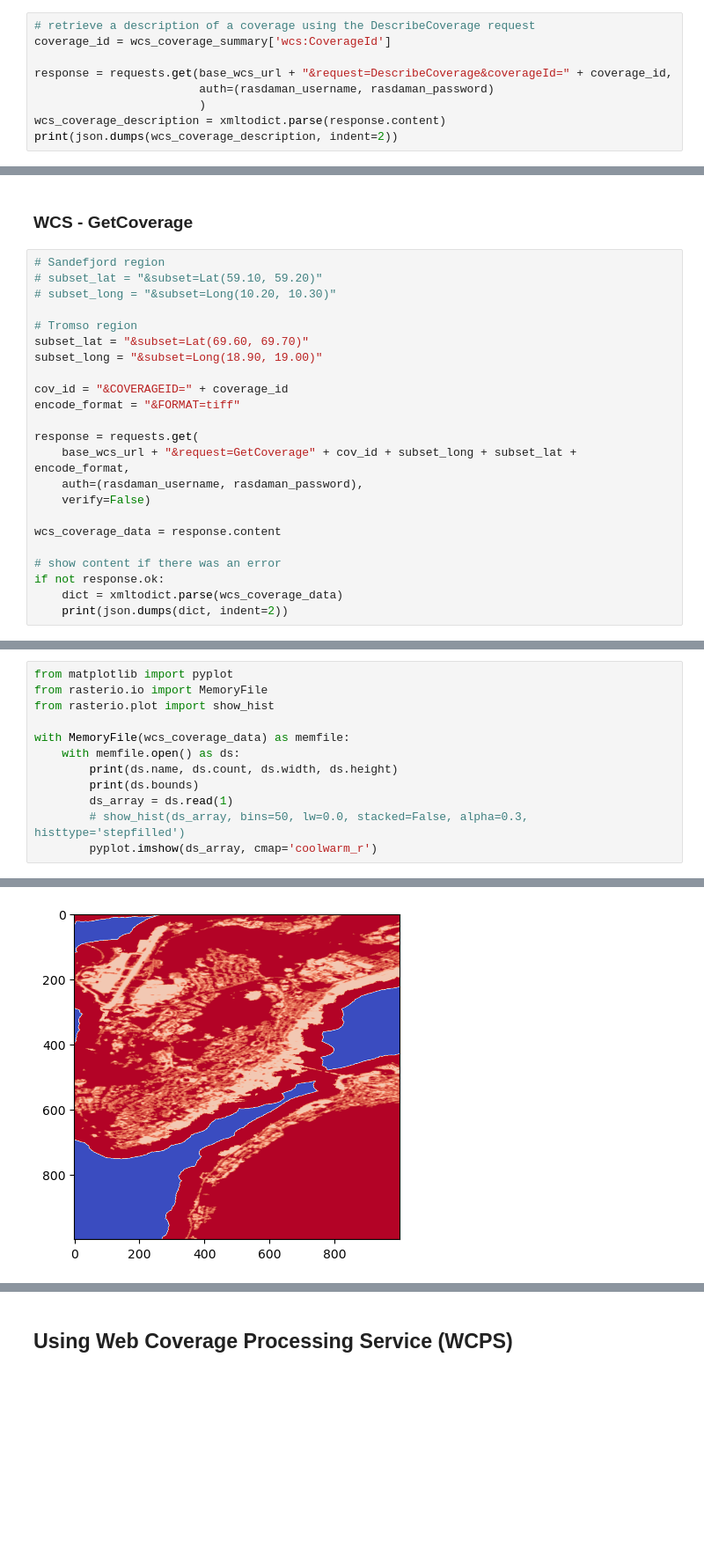
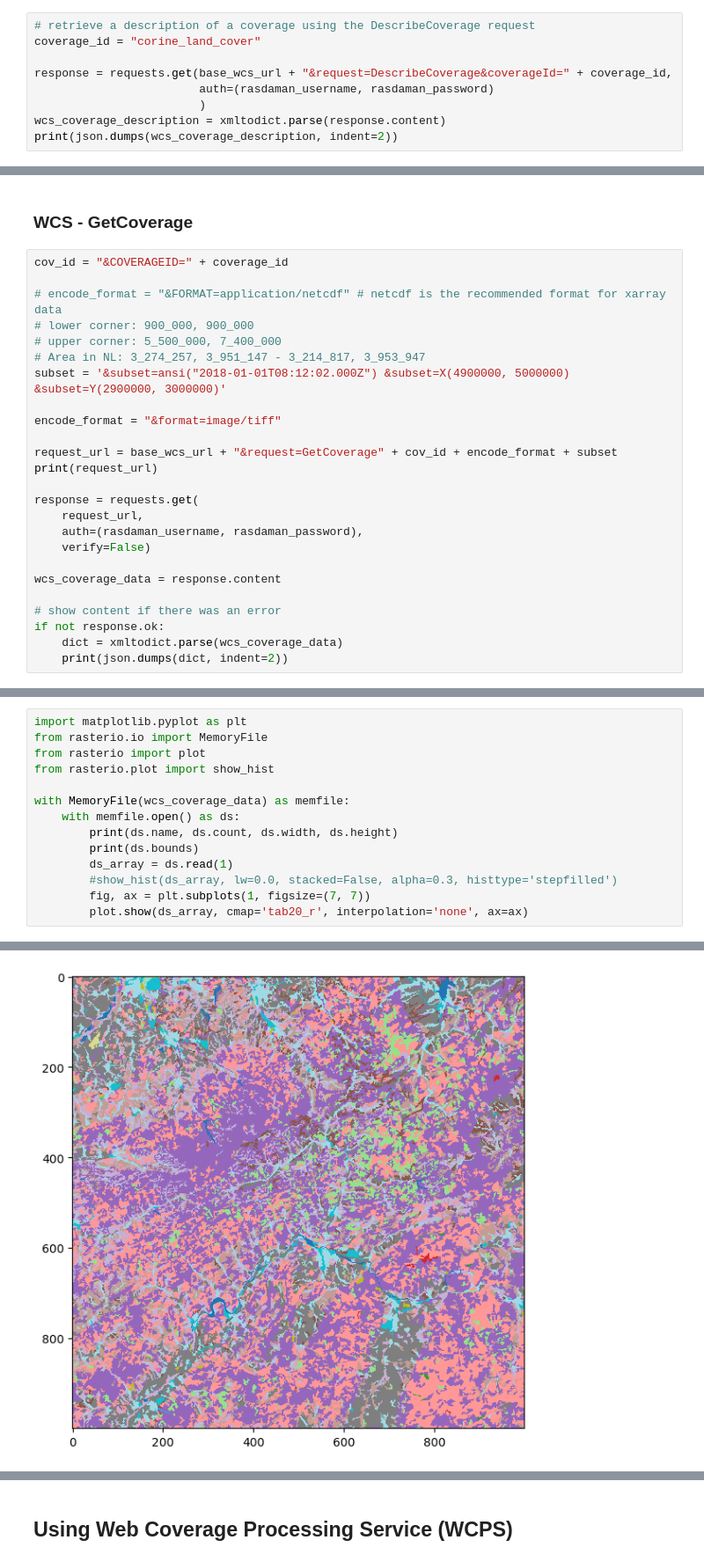
Before and after one commit to FAIRiCUBE/uc2-agriculture-biodiversity-nexus, a Jupyter notebook: rasdaman-ml-udf/notebooks/0.0-rkn-rasdaman_example_data_access.ipynb, the cells around one changed output, grey strips where cells are left out. Shown: that part at 88% size. Cells and saved outputs as stored; diff of their text form; blank space fills up the shorter version.

Commit message:
Updated to match latest rasdaman env, and to use Corine 2018 land cover data as example.

```diff
--- a/rasdaman-ml-udf/notebooks/0.0-rkn-rasdaman_example_data_access.ipynb
+++ b/rasdaman-ml-udf/notebooks/0.0-rkn-rasdaman_example_data_access.ipynb
@@ -84,7 +106,7 @@ print(json.dumps(wcs_coverage_summary, indent=2))
 ### WCS - DescribeCoverage
 # %%
 # retrieve a description of a coverage using the DescribeCoverage request
-coverage_id = wcs_coverage_summary['wcs:CoverageId']
+coverage_id = "corine_land_cover"
 
 response = requests.get(base_wcs_url + "&request=DescribeCoverage&coverageId=" + coverage_id,
                         auth=(rasdaman_username, rasdaman_password)
@@ -112,19 +134,21 @@ print(json.dumps(wcs_coverage_description, indent=2))
 # %% [markdown]
 ### WCS - GetCoverage
 # %%
-# Sandefjord region
-# subset_lat = "&subset=Lat(59.10, 59.20)"
-# subset_long = "&subset=Long(10.20, 10.30)"
+cov_id = "&COVERAGEID=" + coverage_id
 
-# Tromso region
-subset_lat = "&subset=Lat(69.60, 69.70)"
-subset_long = "&subset=Long(18.90, 19.00)"
+# encode_format = "&FORMAT=application/netcdf" # netcdf is the recommended format for xarray data
+# lower corner: 900_000, 900_000
+# upper corner: 5_500_000, 7_400_000
+# Area in NL: 3_274_257, 3_951_147 - 3_214_817, 3_953_947
+subset = '&subset=ansi("2018-01-01T08:12:02.000Z") &subset=X(4900000, 5000000) &subset=Y(2900000, 3000000)'
 
-cov_id = "&COVERAGEID=" + coverage_id
-encode_format = "&FORMAT=tiff"
+encode_format = "&format=image/tiff"
+
+request_url = base_wcs_url + "&request=GetCoverage" + cov_id + encode_format + subset
+print(request_url)
 
 response = requests.get(
-    base_wcs_url + "&request=GetCoverage" + cov_id + subset_long + subset_lat + encode_format,
+    request_url,
     auth=(rasdaman_username, rasdaman_password),
     verify=False)
 
@@ -137,6 +165,7 @@ if not response.ok:
 # %%
-from matplotlib import pyplot
+import matplotlib.pyplot as plt
 from rasterio.io import MemoryFile
+from rasterio import plot
 from rasterio.plot import show_hist
 
 with MemoryFile(wcs_coverage_data) as memfile:
@@ -144,6 +173,7 @@ with MemoryFile(wcs_coverage_data) as memfile:
         print(ds.name, ds.count, ds.width, ds.height)
         print(ds.bounds)
         ds_array = ds.read(1)
-        # show_hist(ds_array, bins=50, lw=0.0, stacked=False, alpha=0.3, histtype='stepfilled')
-        pyplot.imshow(ds_array, cmap='coolwarm_r')
+        #show_hist(ds_array, lw=0.0, stacked=False, alpha=0.3, histtype='stepfilled')
+        fig, ax = plt.subplots(1, figsize=(7, 7))
+        plot.show(ds_array, cmap='tab20_r', interpolation='none', ax=ax)
 # %% [output]
@@ -152 +182 @@ BoundingBox(left=18.9, bottom=69.6, right=19.0, top=69.7)
-[figure, old version]
+[figure, new version]
```
Also changed, not shown: parts of 17 cells of this notebook.
